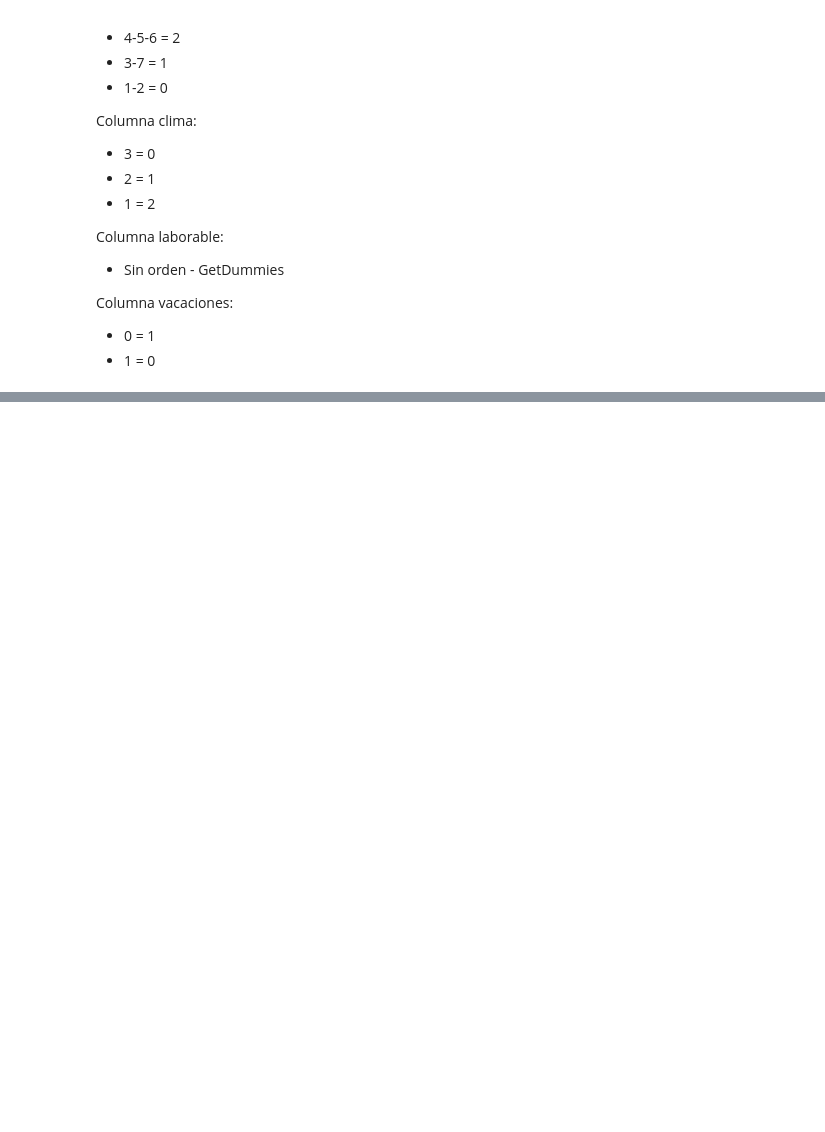
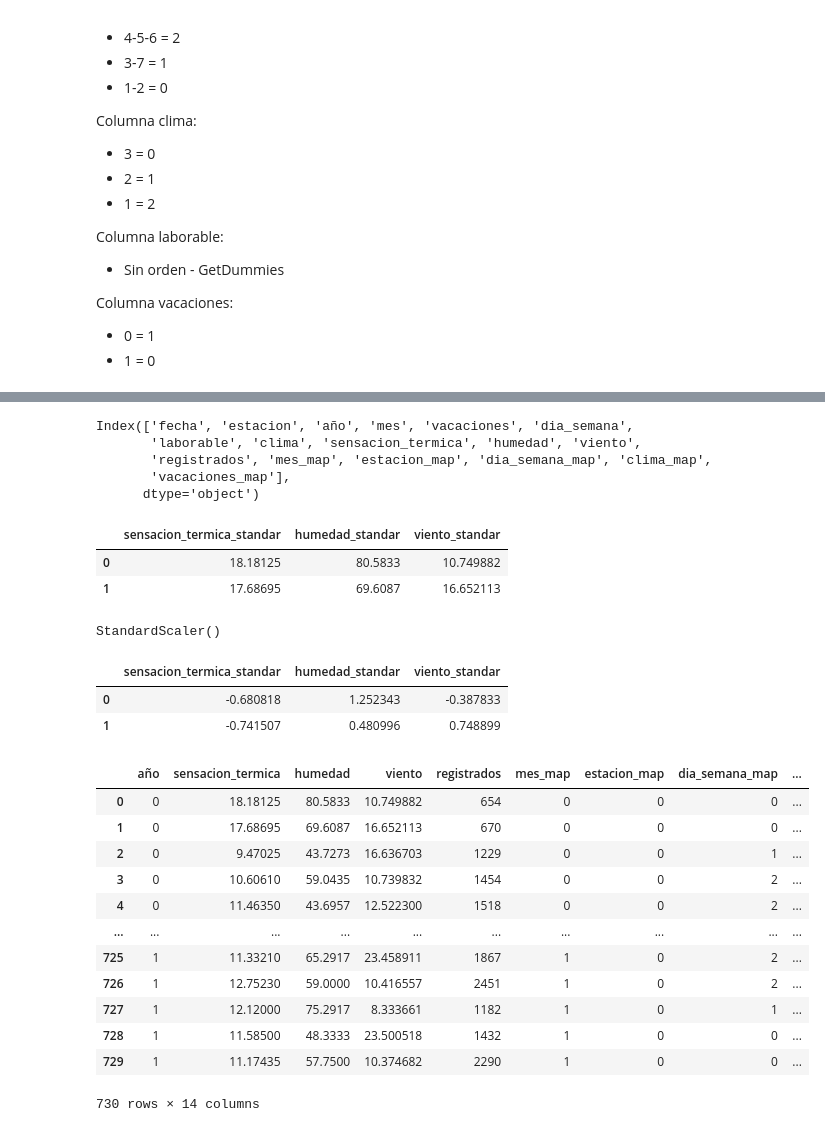
Before and after one commit to Adalab/proyecto-promo-C-modulo-3-team-2, a Jupyter notebook: Preparacion_datos/registrados_encoding.ipynb, the cells around one changed output, grey strips where cells are left out. Drawn from its saved outputs; the diff is of its cells as text; code cells hidden in the pictures; blank space fills up the shorter version.

```diff
--- a/Preparacion_datos/registrados_encoding.ipynb
+++ b/Preparacion_datos/registrados_encoding.ipynb
@@ -89,0 +154,51 @@ Columna vacaciones:
+# %%
+df.columns
+# %% [output]
+Index(['fecha', 'estacion', 'año', 'mes', 'vacaciones', 'dia_semana',
+       'laborable', 'clima', 'sensacion_termica', 'humedad', 'viento',
+       'registrados', 'mes_map', 'estacion_map', 'dia_semana_map', 'clima_map',
+       'vacaciones_map'],
+      dtype='object')
+# %%
+df_scaler.drop(['fecha', 'estacion', 'año', 'mes', 'vacaciones', 'dia_semana',
+       'laborable', 'clima', 'registrados', 'mes_map', 'estacion_map', 'dia_semana_map', 'clima_map', "vacaciones_map"], axis = 1, inplace = True)
+
+df_scaler.columns = df_scaler.columns + "_standar"
+
+df_scaler.head(2)
+# %% [output]
+|  | sensacion_termica_standar | humedad_standar | viento_standar |
+| 0 | 18.18125 | 80.5833 | 10.749882 |
+| 1 | 17.68695 | 69.6087 | 16.652113 |
+# %%
+scaler.fit(df_scaler)
+# %% [output]
+StandardScaler()
+# %%
+X_escaladas = scaler.transform(df_scaler)
+# %%
+df_scaler = pd.DataFrame(X_escaladas, columns= df_scaler.columns)
+# %%
+df_scaler.head(2)
+# %% [output]
+|  | sensacion_termica_standar | humedad_standar | viento_standar |
+| 0 | -0.680818 | 1.252343 | -0.387833 |
+| 1 | -0.741507 | 0.480996 | 0.748899 |
+# %%
+df_standar_cod = pd.concat([df_cod, df_scaler], axis = 1)
+# %%
+df_standar_cod
+# %% [output]
+|  | año | sensacion_termica | humedad | viento | registrados | mes_map | estacion_map | dia_semana_map | ... |
+| 0 | 0 | 18.18125 | 80.5833 | 10.749882 | 654 | 0 | 0 | 0 | ... |
+| 1 | 0 | 17.68695 | 69.6087 | 16.652113 | 670 | 0 | 0 | 0 | ... |
+| 2 | 0 | 9.47025 | 43.7273 | 16.636703 | 1229 | 0 | 0 | 1 | ... |
+| 3 | 0 | 10.60610 | 59.0435 | 10.739832 | 1454 | 0 | 0 | 2 | ... |
+| 4 | 0 | 11.46350 | 43.6957 | 12.522300 | 1518 | 0 | 0 | 2 | ... |
+| ... | ... | ... | ... | ... | ... | ... | ... | ... | ... |
+| 725 | 1 | 11.33210 | 65.2917 | 23.458911 | 1867 | 1 | 0 | 2 | ... |
+| 726 | 1 | 12.75230 | 59.0000 | 10.416557 | 2451 | 1 | 0 | 2 | ... |
+| 727 | 1 | 12.12000 | 75.2917 | 8.333661 | 1182 | 1 | 0 | 1 | ... |
+| 728 | 1 | 11.58500 | 48.3333 | 23.500518 | 1432 | 1 | 0 | 0 | ... |
+| 729 | 1 | 11.17435 | 57.7500 | 10.374682 | 2290 | 1 | 0 | 0 | ... |
+730 rows × 14 columns
```
Also changed, not shown: parts of 17 cells of this notebook, 5 other files.
